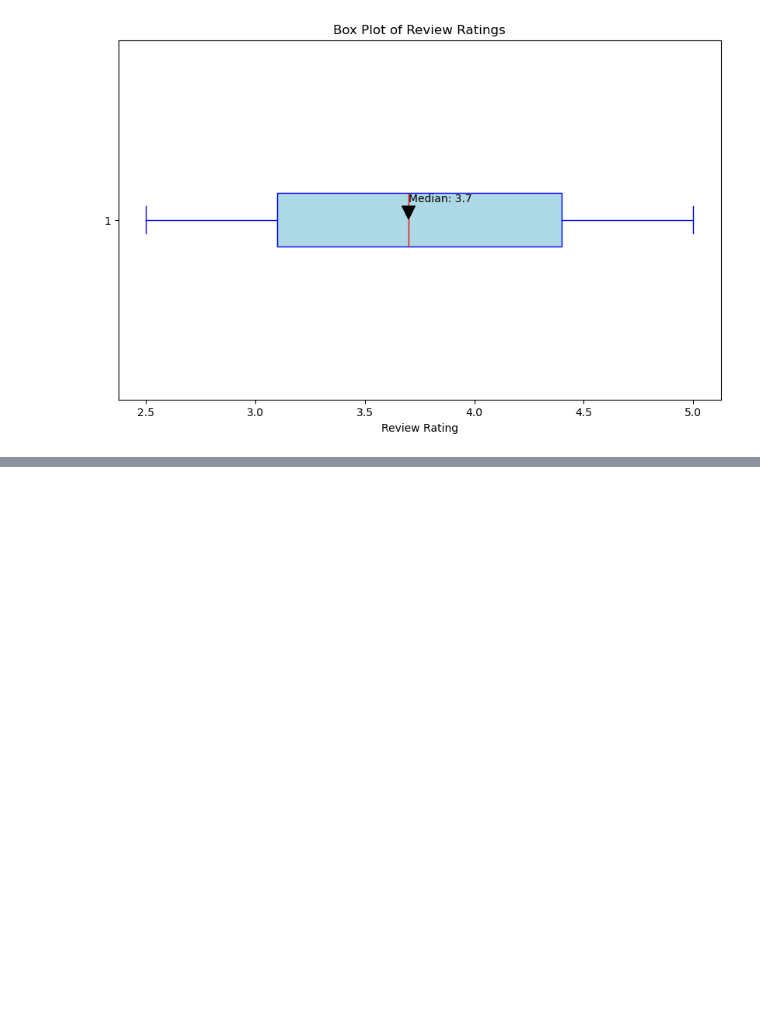
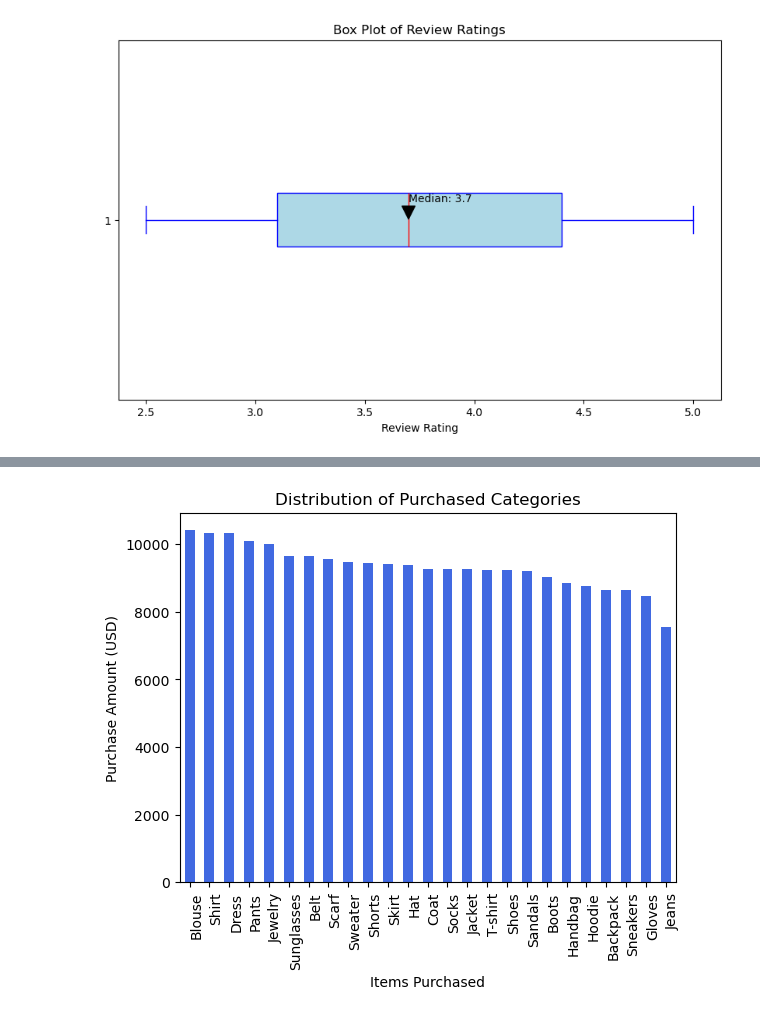
Before and after one commit to luisrodriguezror/project4, a Jupyter notebook: Data_Setup.ipynb, the cells around one changed output, grey strips where cells are left out. Drawn from its saved outputs; the diff is of its cells as text; code cells hidden in the pictures; blank space fills up the shorter version.

```diff
--- a/Data_Setup.ipynb
+++ b/Data_Setup.ipynb
@@ -218,0 +238,5 @@ plt.show()
+# %%
+# Group the items purchased
+df_items_purchased=df.groupby('Item Purchased')
+df_items_purchased_2=pd.DataFrame(df_items_purchased['Purchase Amount (USD)'].sum()).reset_index().sort_values('Purchase Amount (USD)',ascending=False)
+df_items_purchased_2
@@ -218,0 +261,8 @@ plt.show()
+# %%
+#Use bar plots to see the most popular items purchased.
+bar_chart_items=df_items_purchased_2.plot(kind='bar',facecolor='royalblue',alpha=1,xlabel="Items Purchased",ylabel="Purchase Amount (USD)",legend=False,title="Distribution of Purchased Categories")
+xticklabels = df_items_purchased_2["Item Purchased"]
+bar_chart_items.set_xticklabels(xticklabels, rotation=90, rotation_mode='anchor', ha='right')
+plt.show()
+# %% [output]
+[figure, added]
```
Also changed, not shown: parts of 4 cells of this notebook.
